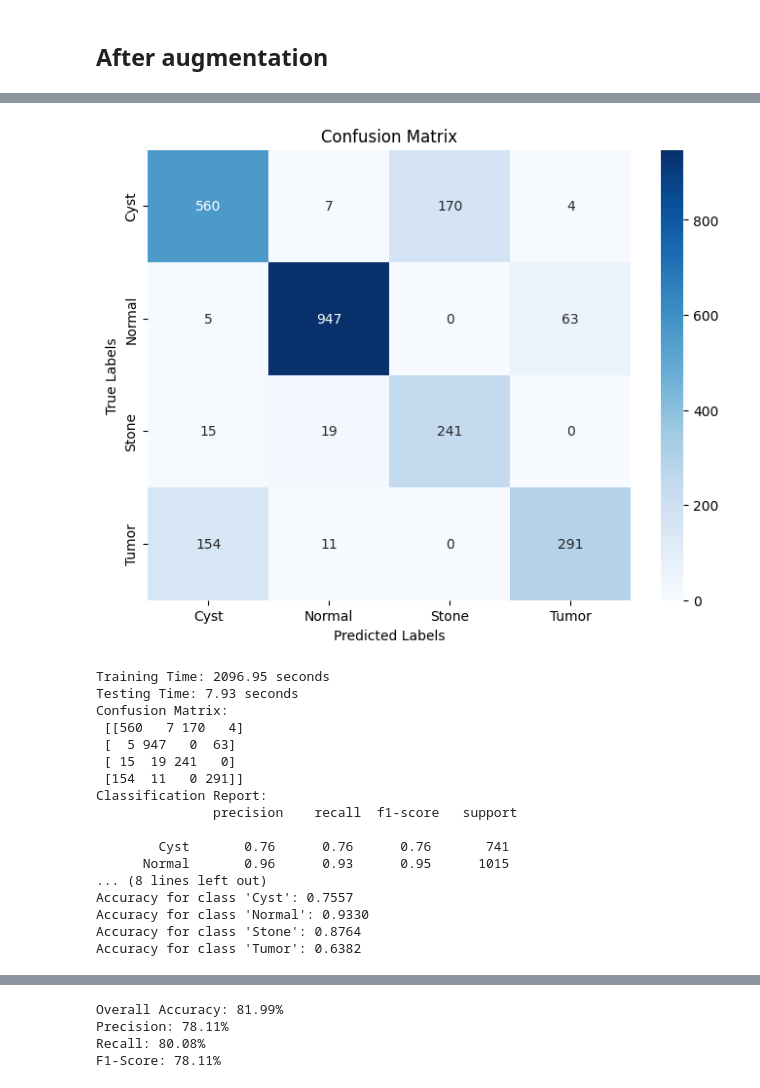
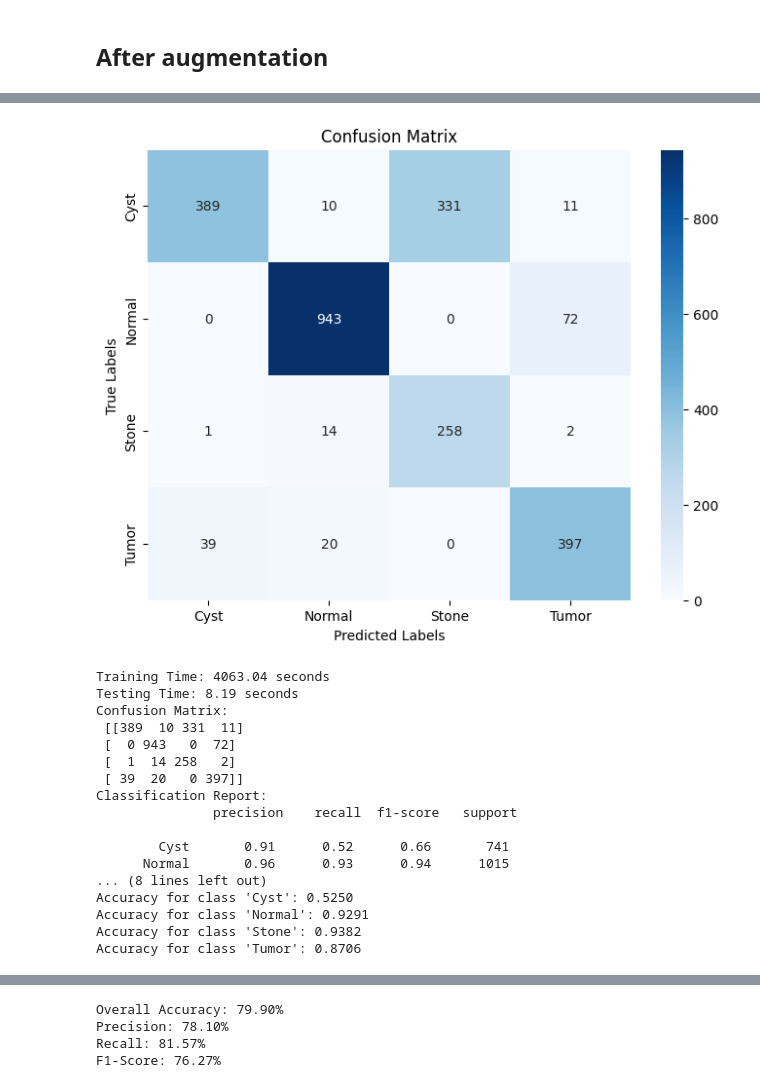
Before and after one commit to ShulimanHossain/CT-Based-Multiclass-Kidney-Disease-Classification-Using-Convolutional-Neural-Networks, a Jupyter notebook: vgg16_model.ipynb, the cells around one changed output, grey strips where cells are left out. Drawn from its saved outputs; the diff is of its cells as text; code cells hidden in the pictures.

Commit message:
Increase the number of epoch

```diff
--- a/vgg16_model.ipynb
+++ b/vgg16_model.ipynb
@@ -217,7 +217,7 @@ From the loss curve, it can be seen that the training loss decreased while the v
 IMG_SIZE = 224
 BATCH_SIZE = 32
 NUM_CLASSES = 4
-EPOCHS = 20
+EPOCHS = 40
 DATASET_PATH = "CT-KIDNEY-DATASET-Normal-Cyst-Tumor-Stone"
 
 
@@ -389,18 +389,18 @@ Epoch 20/20
-[figure, old version]
+[figure, new version]
-Training Time: 2096.95 seconds
-Testing Time: 7.93 seconds
+Training Time: 4063.04 seconds
+Testing Time: 8.19 seconds
 Confusion Matrix:
- [[560   7 170   4]
- [  5 947   0  63]
- [ 15  19 241   0]
- [154  11   0 291]]
+ [[389  10 331  11]
+ [  0 943   0  72]
+ [  1  14 258   2]
+ [ 39  20   0 397]]
 Classification Report:
                precision    recall  f1-score   support
 
-        Cyst       0.76      0.76      0.76       741
-      Normal       0.96      0.93      0.95      1015
+        Cyst       0.91      0.52      0.66       741
+      Normal       0.96      0.93      0.94      1015
 ... (8 lines left out)
-Accuracy for class 'Cyst': 0.7557
-Accuracy for class 'Normal': 0.9330
-Accuracy for class 'Stone': 0.8764
-Accuracy for class 'Tumor': 0.6382
+Accuracy for class 'Cyst': 0.5250
+Accuracy for class 'Normal': 0.9291
+Accuracy for class 'Stone': 0.9382
+Accuracy for class 'Tumor': 0.8706
@@ -408,4 +408,4 @@ Accuracy for class 'Tumor': 0.6382
-Overall Accuracy: 81.99%
-Precision: 78.11%
-Recall: 80.08%
-F1-Score: 78.11%
+Overall Accuracy: 79.90%
+Precision: 78.10%
+Recall: 81.57%
+F1-Score: 76.27%
```
Also changed, not shown: parts of 1 cell of this notebook.
